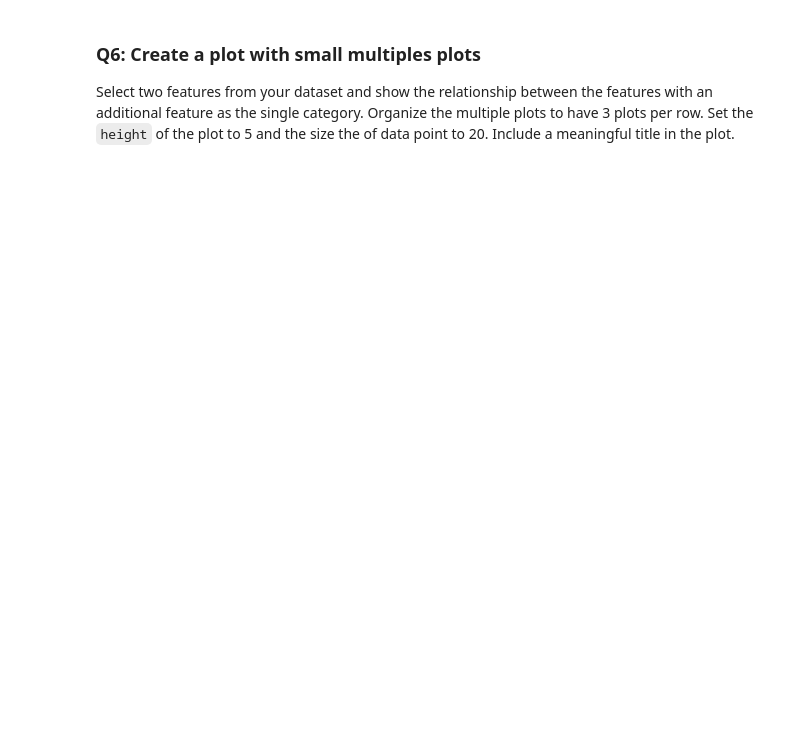
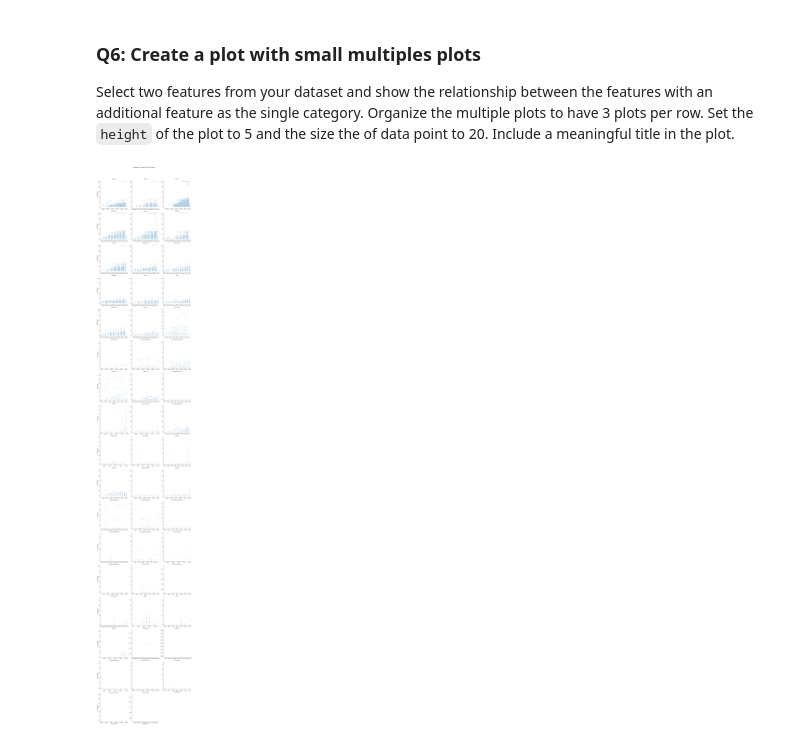
Before and after one commit to CS133-DataVisualization/term-project-team-steam, a Jupyter notebook: CS133_F25_P1_relplot_scatter.ipynb, the cells around one changed output. Cells and saved outputs as stored; diff of their text form; code cells hidden in the pictures; blank space fills up the shorter version.

```diff
--- a/CS133_F25_P1_relplot_scatter.ipynb
+++ b/CS133_F25_P1_relplot_scatter.ipynb
@@ -14,0 +13,8 @@ Import your data. If you want to mount your Google drive you can use `from googl
+# %%
+# Your code here . . .
+import kagglehub
+
+# Download latest version
+path = kagglehub.dataset_download("artyomkruglov/gaming-profiles-2025-steam-playstation-xbox")
+
+print("Path to dataset files:", path)
@@ -38,0 +139,21 @@ Select two features from your dataset and show the relationship between the feat
+# %%
+# Your code here . . .
+df_q6 = df.dropna(subset=["release_year", "n_languages", "main_genre"]).copy()
+
+g = sns.relplot(
+    data=df_q6,
+    x="release_year", y="n_languages",
+    col="main_genre", col_wrap=3,
+    kind="scatter", height=5, facet_kws={"sharex": False, "sharey": False}, alpha=0.6
+)
+
+# set point size 20 across axes
+for ax in g.axes.flatten():
+    for coll in ax.collections:
+        coll.set_sizes([20])
+
+g.set_titles("{col_name}")
+g.fig.suptitle("Languages vs release year by main genre", y=1.02)
+plt.show()
+# %% [output]
+[figure, added]
```
Also changed, not shown: parts of 13 cells of this notebook.
